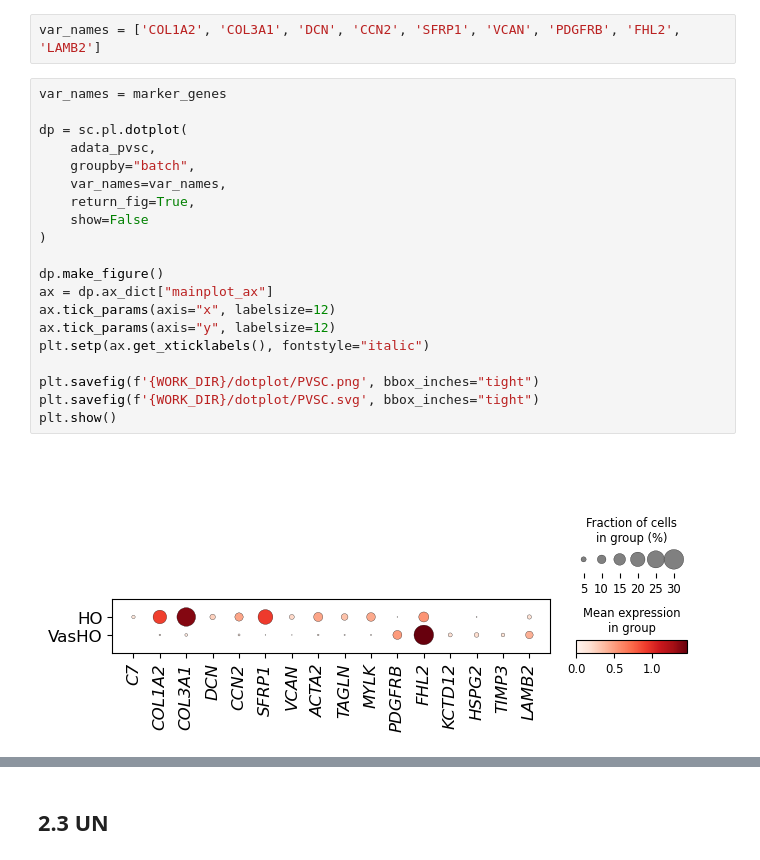
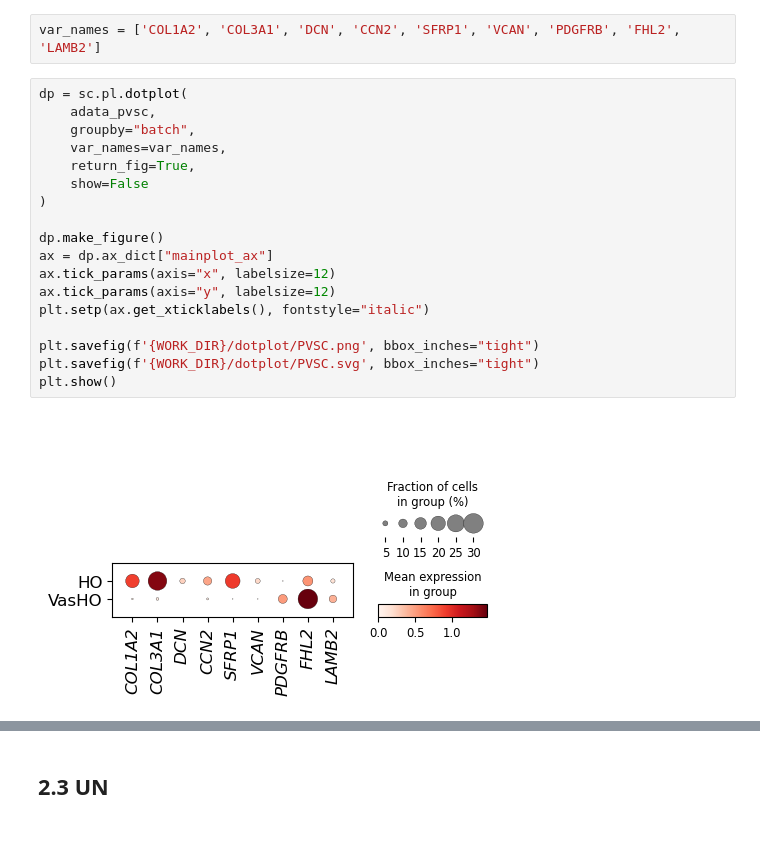
Before and after one commit to yachielab/DataAnalysis_Vascularized_Cardiac_Organoids, a Jupyter notebook: ipynb/CCO11.ipynb, the cells around one changed output, grey strips where cells are left out. Cells and saved outputs as stored; diff of their text form.

```diff
--- a/ipynb/CCO11.ipynb
+++ b/ipynb/CCO11.ipynb
@@ -792,27 +792,25 @@ volcano_plot2(adata_pvsc,
 # %%
 var_names = ['COL1A2', 'COL3A1', 'DCN', 'CCN2', 'SFRP1', 'VCAN', 'PDGFRB', 'FHL2', 'LAMB2']
 # %%
-var_names = marker_genes
-
 dp = sc.pl.dotplot(
     adata_pvsc,
     groupby="batch",
     var_names=var_names,
     return_fig=True,
     show=False
 )
 
 dp.make_figure()
 ax = dp.ax_dict["mainplot_ax"]
 ax.tick_params(axis="x", labelsize=12)
 ax.tick_params(axis="y", labelsize=12)
 plt.setp(ax.get_xticklabels(), fontstyle="italic")
 
 plt.savefig(f'{WORK_DIR}/dotplot/PVSC.png', bbox_inches="tight")
 plt.savefig(f'{WORK_DIR}/dotplot/PVSC.svg', bbox_inches="tight")
 plt.show()
 # %% [output]
-[figure, old version]
+[figure, new version]
 # %%
 plot_df = {"batch": [], "gene": [], "expression": []}
 
```
Also changed, not shown: parts of 1 cell of this notebook, 4 other files.
